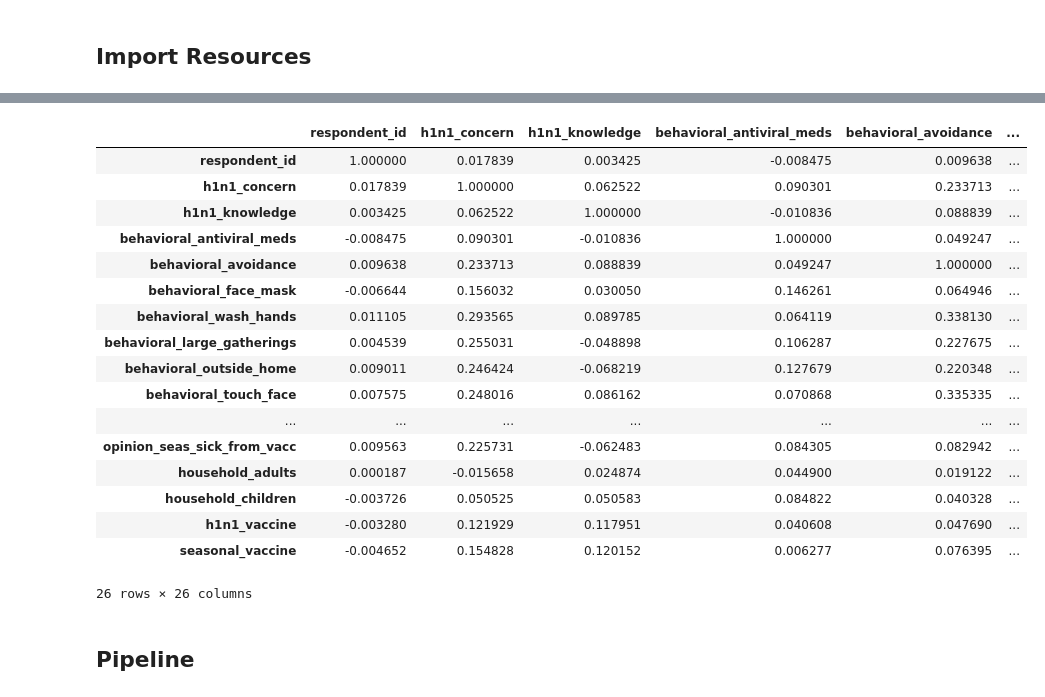
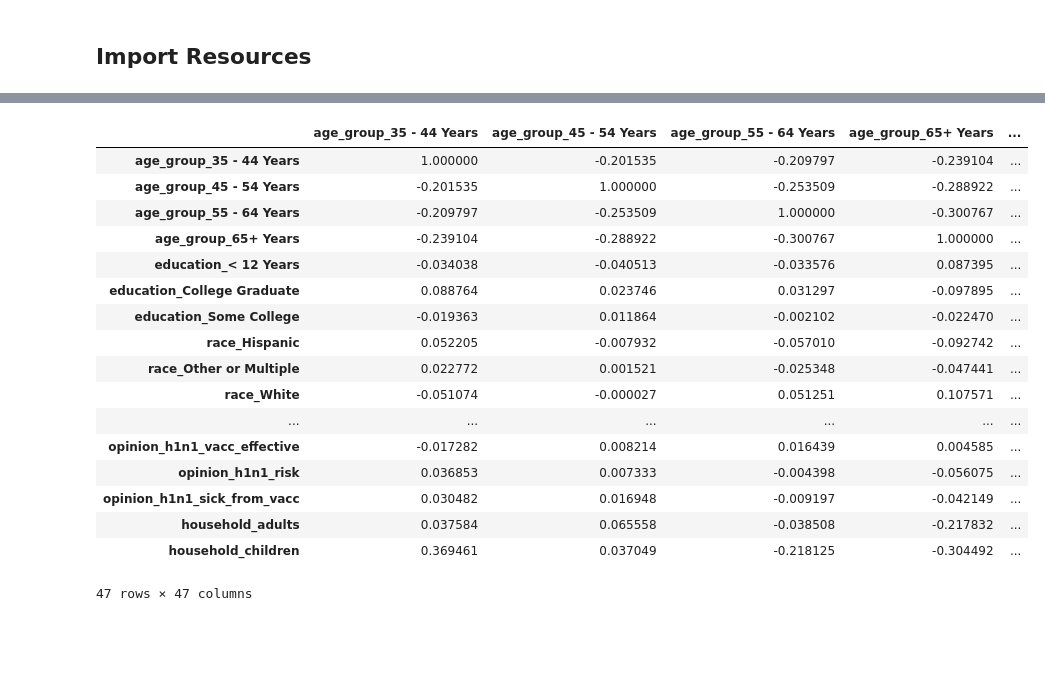
Before and after one commit to henryshin15/Phase_3_Project, a Jupyter notebook: Pat_copy.ipynb, the cells around one changed output, grey strips where cells are left out. Cells and saved outputs as stored; diff of their text form; code cells hidden in the pictures; blank space fills up the shorter version.

Commit message:
Data preprocessing

```diff
--- a/Pat_copy.ipynb
+++ b/Pat_copy.ipynb
@@ -188,0 +149,19 @@ Name: doctor_recc_h1n1, dtype: int64
+# %%
+ct = ColumnTransformer(transformers=[
+    ('ohe', OneHotEncoder(drop='first'), cat_cols),
+    ('scaler', MinMaxScaler(), num_cols)
+], remainder='passthrough')
+# %%
+ct.fit(X_train)
+X_train_trans = ct.transform(X_train)
+X_test_trans = ct.transform(X_test)
+# %%
+ohe_col_names = ct.named_transformers_['ohe'].get_feature_names(input_features = cat_cols)
+# %%
+X_train_trans = pd.DataFrame(X_train_trans,
+             columns = [*ohe_col_names, *num_cols], # Using * to unpack lists
+             index = X_train.index)
+
+X_test_trans = pd.DataFrame(X_test_trans,
+             columns = [*ohe_col_names, *num_cols], # Using * to unpack lists
+             index = X_test.index)
@@ -189,23 +181,21 @@ Name: doctor_recc_h1n1, dtype: int64
 # %%
-df.corr()
+X_train_trans.corr()
 # %% [output]
-|  | respondent_id | h1n1_concern | h1n1_knowledge | behavioral_antiviral_meds | behavioral_avoidance | ... |
-| respondent_id | 1.000000 | 0.017839 | 0.003425 | -0.008475 | 0.009638 | ... |
-| h1n1_concern | 0.017839 | 1.000000 | 0.062522 | 0.090301 | 0.233713 | ... |
-| h1n1_knowledge | 0.003425 | 0.062522 | 1.000000 | -0.010836 | 0.088839 | ... |
-| behavioral_antiviral_meds | -0.008475 | 0.090301 | -0.010836 | 1.000000 | 0.049247 | ... |
-| behavioral_avoidance | 0.009638 | 0.233713 | 0.088839 | 0.049247 | 1.000000 | ... |
-| behavioral_face_mask | -0.006644 | 0.156032 | 0.030050 | 0.146261 | 0.064946 | ... |
-| behavioral_wash_hands | 0.011105 | 0.293565 | 0.089785 | 0.064119 | 0.338130 | ... |
-| behavioral_large_gatherings | 0.004539 | 0.255031 | -0.048898 | 0.106287 | 0.227675 | ... |
-| behavioral_outside_home | 0.009011 | 0.246424 | -0.068219 | 0.127679 | 0.220348 | ... |
-| behavioral_touch_face | 0.007575 | 0.248016 | 0.086162 | 0.070868 | 0.335335 | ... |
-| ... | ... | ... | ... | ... | ... | ... |
-| opinion_seas_sick_from_vacc | 0.009563 | 0.225731 | -0.062483 | 0.084305 | 0.082942 | ... |
-| household_adults | 0.000187 | -0.015658 | 0.024874 | 0.044900 | 0.019122 | ... |
-| household_children | -0.003726 | 0.050525 | 0.050583 | 0.084822 | 0.040328 | ... |
-| h1n1_vaccine | -0.003280 | 0.121929 | 0.117951 | 0.040608 | 0.047690 | ... |
-| seasonal_vaccine | -0.004652 | 0.154828 | 0.120152 | 0.006277 | 0.076395 | ... |
+|  | age_group_35 - 44 Years | age_group_45 - 54 Years | age_group_55 - 64 Years | age_group_65+ Years | ... |
+| age_group_35 - 44 Years | 1.000000 | -0.201535 | -0.209797 | -0.239104 | ... |
+| age_group_45 - 54 Years | -0.201535 | 1.000000 | -0.253509 | -0.288922 | ... |
+| age_group_55 - 64 Years | -0.209797 | -0.253509 | 1.000000 | -0.300767 | ... |
+| age_group_65+ Years | -0.239104 | -0.288922 | -0.300767 | 1.000000 | ... |
+| education_< 12 Years | -0.034038 | -0.040513 | -0.033576 | 0.087395 | ... |
+| education_College Graduate | 0.088764 | 0.023746 | 0.031297 | -0.097895 | ... |
+| education_Some College | -0.019363 | 0.011864 | -0.002102 | -0.022470 | ... |
+| race_Hispanic | 0.052205 | -0.007932 | -0.057010 | -0.092742 | ... |
+| race_Other or Multiple | 0.022772 | 0.001521 | -0.025348 | -0.047441 | ... |
+| race_White | -0.051074 | -0.000027 | 0.051251 | 0.107571 | ... |
+| ... | ... | ... | ... | ... | ... |
+| opinion_h1n1_vacc_effective | -0.017282 | 0.008214 | 0.016439 | 0.004585 | ... |
+| opinion_h1n1_risk | 0.036853 | 0.007333 | -0.004398 | -0.056075 | ... |
+| opinion_h1n1_sick_from_vacc | 0.030482 | 0.016948 | -0.009197 | -0.042149 | ... |
+| household_adults | 0.037584 | 0.065558 | -0.038508 | -0.217832 | ... |
+| household_children | 0.369461 | 0.037049 | -0.218125 | -0.304492 | ... |
-26 rows × 26 columns
+47 rows × 47 columns
-# %% [markdown]
-## Pipeline
```
Also changed, not shown: parts of 27 cells of this notebook.
